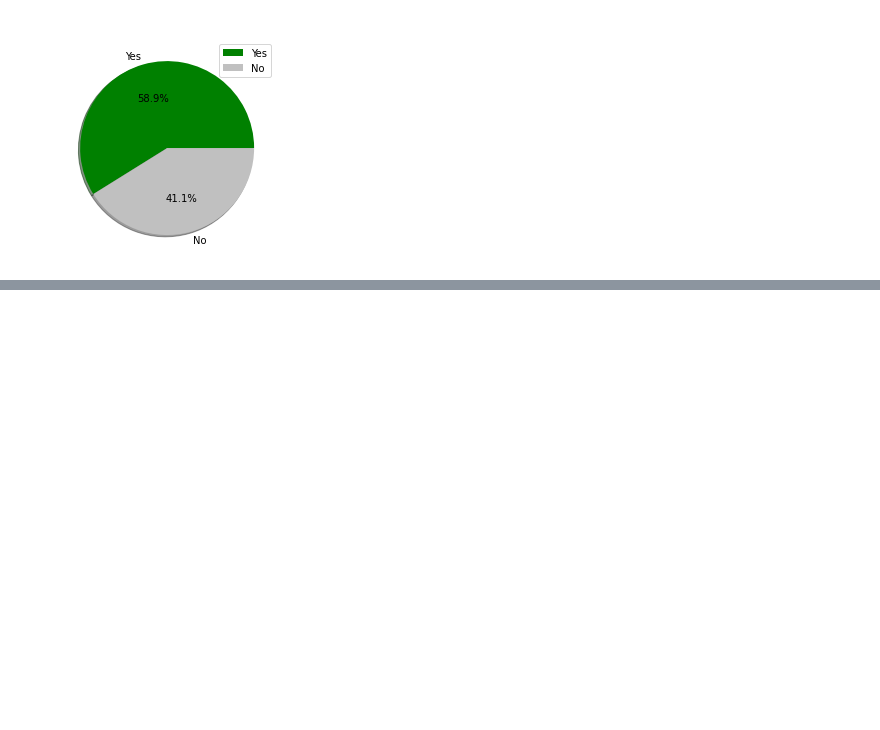
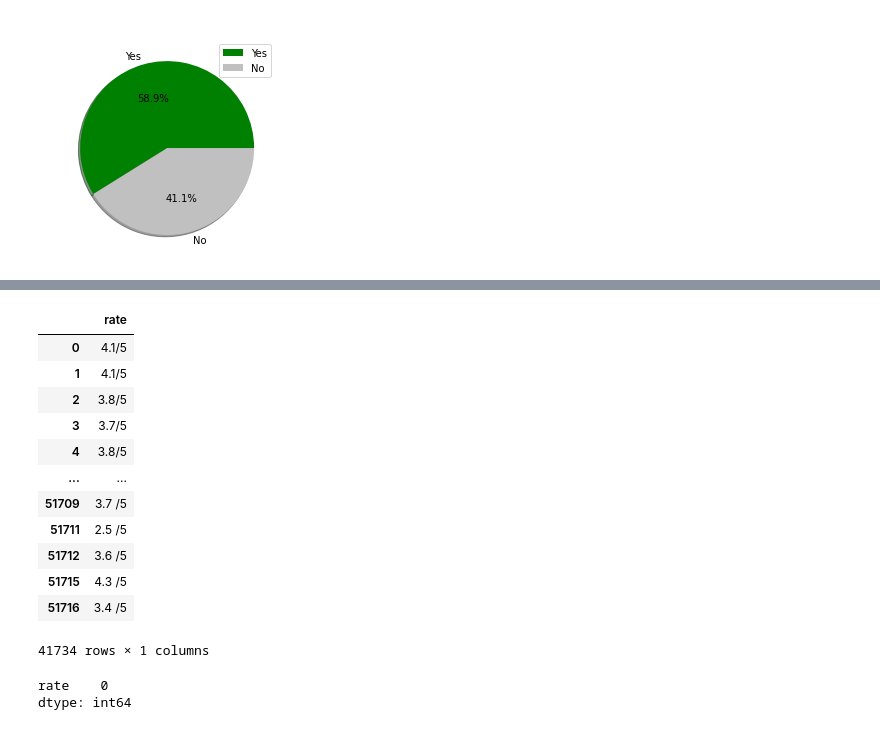
Before and after one commit to harshlohani/zomato-analysis, a Jupyter notebook: zomato_bengaluru.ipynb, the cells around one changed output, grey strips where cells are left out. Drawn from its saved outputs; the diff is of its cells as text; code cells hidden in the pictures; blank space fills up the shorter version.

```diff
--- a/zomato_bengaluru.ipynb
+++ b/zomato_bengaluru.ipynb
@@ -56,2 +55,7 @@ plt.show()
 # %% [output]
 [figure]
+# %%
+# RATINGS DISTRIBUTION
+
+# Extract the ratings
+df_rating=file['rate'].to_frame()
@@ -57,0 +79,26 @@ plt.show()
+# %%
+# Removing Nan values from dataframe
+df_rating.dropna(axis=0,inplace=True)
+# Removing new restaurants which have no ratings and are marked as 'NEW'
+df_rating.drop(df_rating[df_rating['rate']=='NEW'].index,inplace=True)
+
+df_rating
+# %% [output]
+|  | rate |
+| 0 | 4.1/5 |
+| 1 | 4.1/5 |
+| 2 | 3.8/5 |
+| 3 | 3.7/5 |
+| 4 | 3.8/5 |
+| ... | ... |
+| 51709 | 3.7 /5 |
+| 51711 | 2.5 /5 |
+| 51712 | 3.6 /5 |
+| 51715 | 4.3 /5 |
+| 51716 | 3.4 /5 |
+41734 rows × 1 columns
+# %%
+df_rating.isnull().sum()
+# %% [output]
+rate    0
+dtype: int64
```
Also changed, not shown: parts of 7 cells of this notebook, 2 other files.
